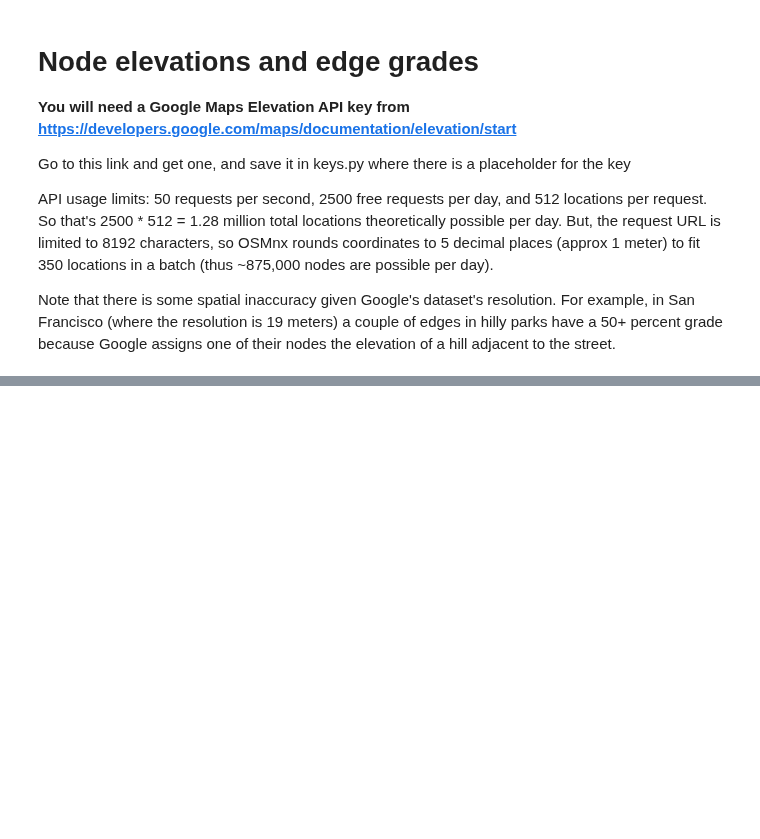
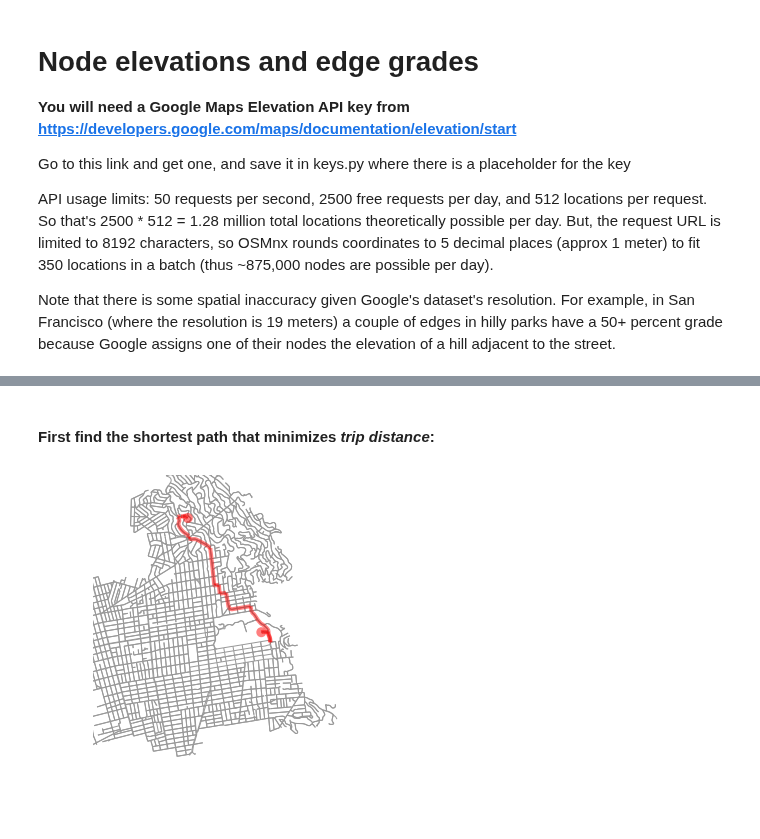
Before and after one commit to waddell/urban-informatics-and-visualization, a Jupyter notebook: 12-osmnx/osmnx-tutorial.ipynb, the cells around one changed output, grey strips where cells are left out. Cells and saved outputs as stored; diff of their text form; code cells hidden in the pictures; blank space fills up the shorter version.

```diff
--- a/12-osmnx/osmnx-tutorial.ipynb
+++ b/12-osmnx/osmnx-tutorial.ipynb
@@ -519,0 +523,5 @@ Note that there is some spatial inaccuracy given Google's dataset's resolution.
+# %%
+# select an origin and destination node and a bounding box around them
+origin = ox.get_nearest_node(G, (37.870553, -122.2547))
+destination = ox.get_nearest_node(G, (37.8945948, -122.2712176))
+bbox = ox.bbox_from_point((37.87, -122.2547), distance=3500, project_utm=True)
@@ -519,0 +539,7 @@ Note that there is some spatial inaccuracy given Google's dataset's resolution.
+# %% [markdown]
+#### First find the shortest path that minimizes *trip distance*:
+# %%
+route_by_length = nx.shortest_path(G_proj, source=origin, target=destination, weight='length')
+fig, ax = ox.plot_graph_route(G_proj, route_by_length, bbox=bbox, node_size=0)
+# %% [output]
+[figure, added]
```
Also changed, not shown: parts of 32 cells of this notebook.
